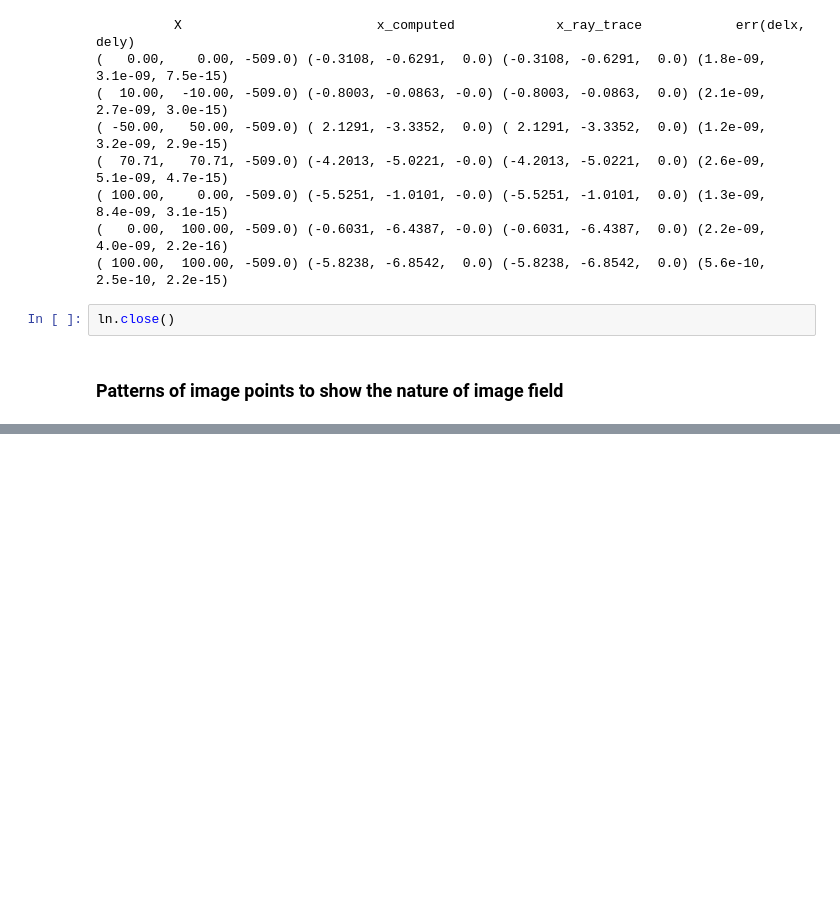
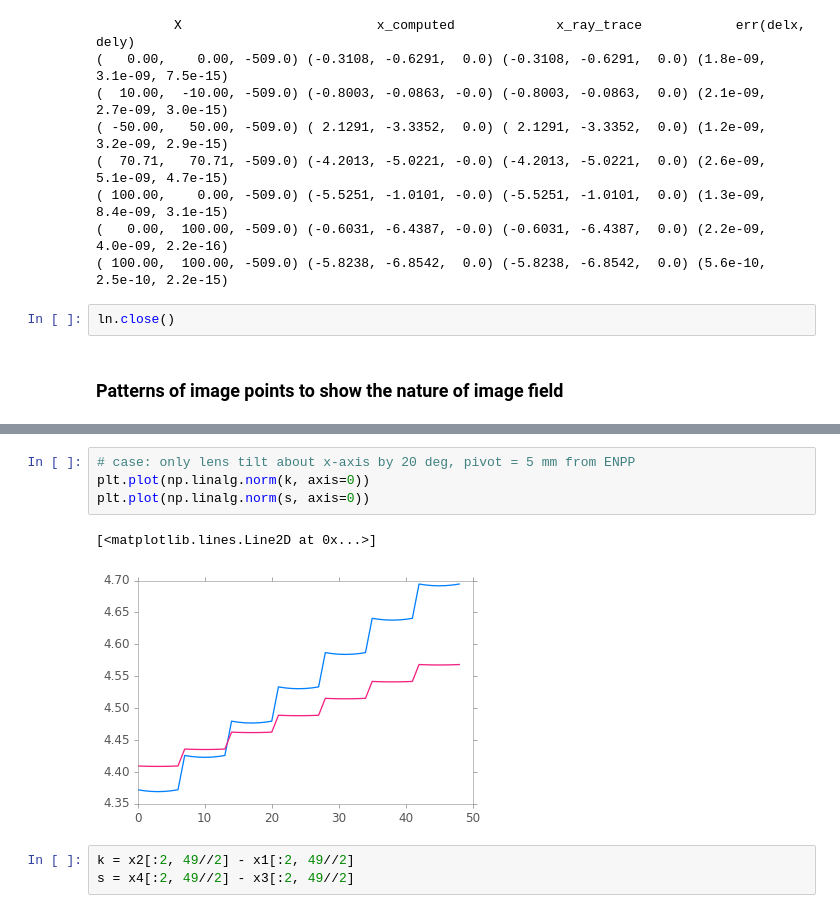
Before and after one commit to indranilsinharoy/phd-artifacts, a Jupyter notebook: chapters/chapter03_geometricmodel/code/Verification_general_object_image_relationship.ipynb, the cells around one changed output, grey strips where cells are left out. Saved outputs shown, nothing was run; the diff lists cells and outputs as text; blank space fills up the shorter version.

```diff
--- a/chapters/chapter03_geometricmodel/code/Verification_general_object_image_relationship.ipynb
+++ b/chapters/chapter03_geometricmodel/code/Verification_general_object_image_relationship.ipynb
@@ -491,0 +883,10 @@ x.shape[1]
+# %%
+# case: only lens tilt about x-axis by 20 deg, pivot = 5 mm from ENPP
+plt.plot(np.linalg.norm(k, axis=0))
+plt.plot(np.linalg.norm(s, axis=0))
+# %% [output]
+[<matplotlib.lines.Line2D at 0x...>]
+[figure, added]
+# %%
+k = x2[:2, 49//2] - x1[:2, 49//2]
+s = x4[:2, 49//2] - x3[:2, 49//2]
```
Also changed, not shown: parts of 25 cells of this notebook, 25 other files.
